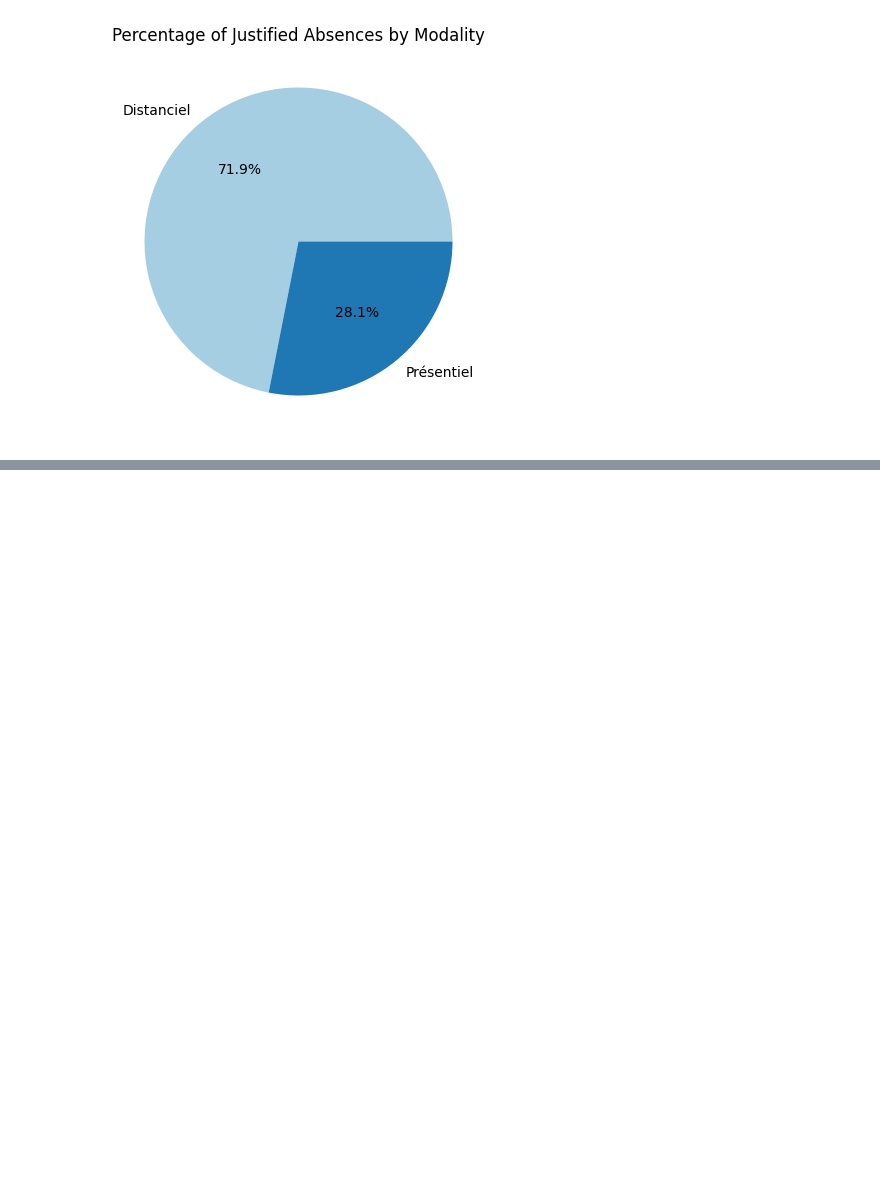
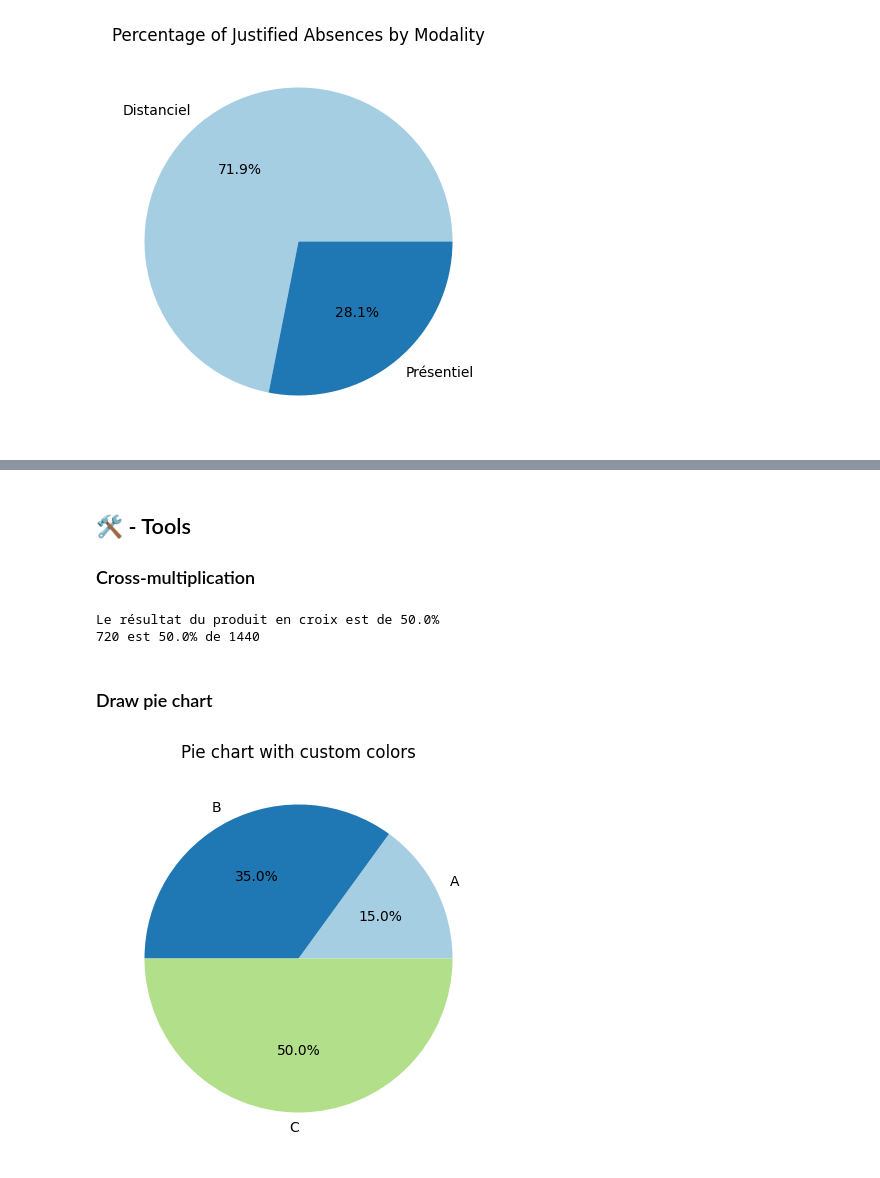
Before and after one commit to Eric-Philippe/CrilStats, a Jupyter notebook: playbook.ipynb, the cells around one changed output, grey strips where cells are left out. Cells and saved outputs as stored; diff of their text form; code cells hidden in the pictures; blank space fills up the shorter version.

```diff
--- a/playbook.ipynb
+++ b/playbook.ipynb
@@ -1898,0 +2052,37 @@ print(steps)
+# %% [markdown]
+## 🛠️ - Tools
+
+### Cross-multiplication
+# %%
+def cross_multiplication(max_value, value):
+    """
+    Calculate the percentage of a value compared to a maximum value.
+    Example: Maximum is 1440, value is 720, the result is 50%.
+    1440 is our 100%
+    720 is our X
+
+    720 * 100 / 1440 = 50%
+    """
+    return round((value * 100 / max_value), 2)
+
+max_value = 1440
+value = 720
+
+res = cross_multiplication(max_value, value)
+print(f'Le résultat du produit en croix est de {res}%')
+print(f'{value} est {res}% de {max_value}')
+# %% [output]
+Le résultat du produit en croix est de 50.0%
+720 est 50.0% de 1440
+# %% [markdown]
+### Draw pie chart
+# %%
+values = [15, 35, 50]
+labels = ['A', 'B', 'C']
+
+plt.figure(figsize=(10, 5))
+plt.pie(values, labels=labels, autopct='%1.1f%%', colors=get_colors(values))
+plt.title('Pie chart with custom colors')
+plt.show()
+# %% [output]
+[figure, added]
```
Also changed, not shown: parts of 24 cells of this notebook, 8 other files.
